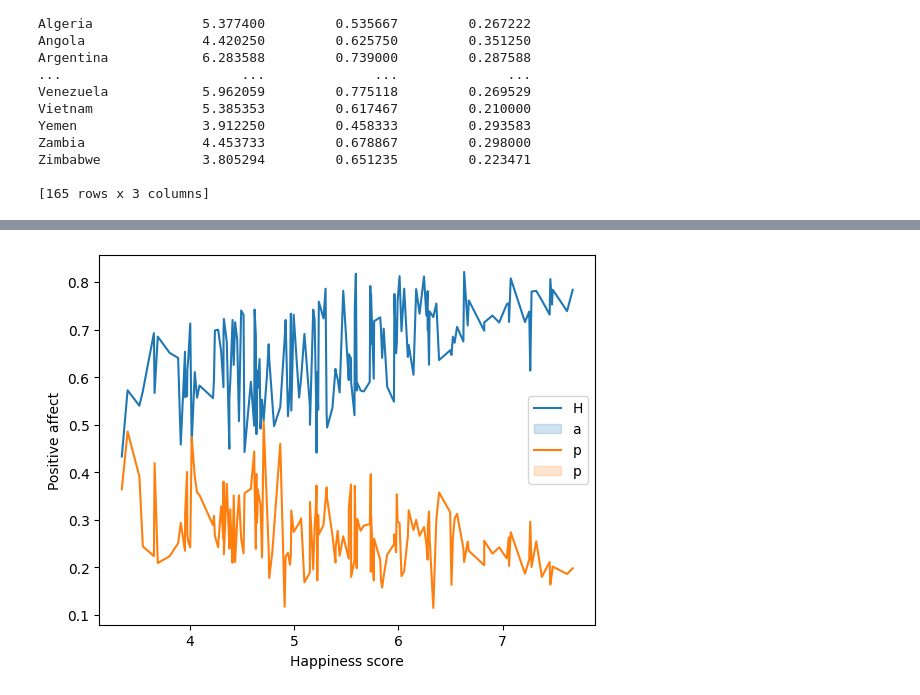
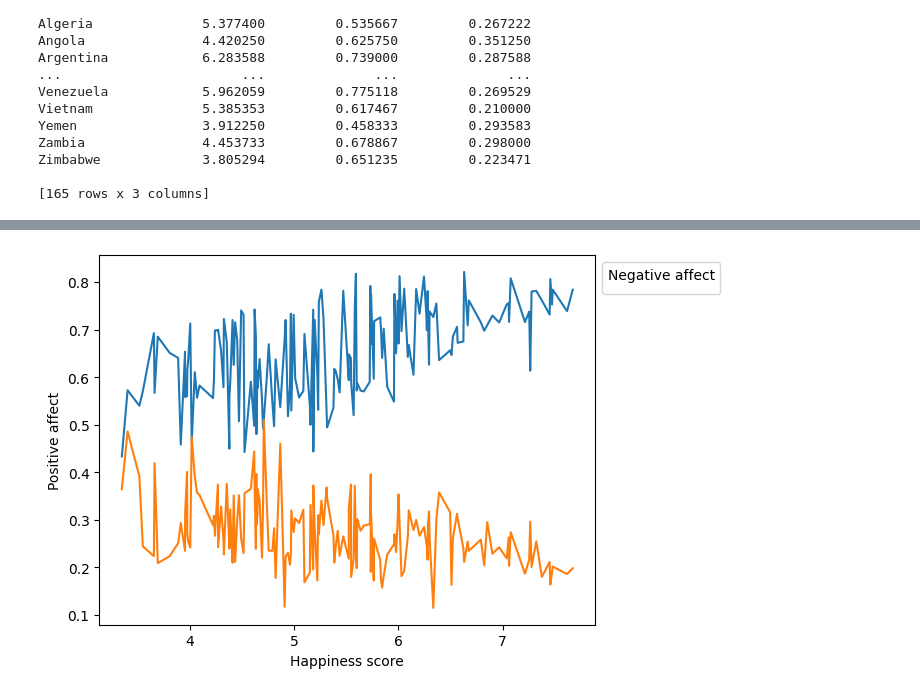
Before and after one commit to Lauracaroselli/CoderScience, a Jupyter notebook: CaroselliLaura_primerentrega.ipynb, the cells around one changed output, grey strips where cells are left out. Cells and saved outputs as stored; diff of their text form; code cells hidden in the pictures.

```diff
--- a/CaroselliLaura_primerentrega.ipynb
+++ b/CaroselliLaura_primerentrega.ipynb
@@ -464,7 +477,9 @@ sns.lineplot(x='Happiness score', y='Positive affect', data=promedio_felicidad_P
 sns.lineplot(x='Happiness score', y='Negative affect', data=promedio_felicidad_Pos_Neg_affect)
 
 # Añadir leyenda
-plt.legend('Happy')
+plt.legend(title='Positive affect', bbox_to_anchor=(1, 1), loc='upper left')
+plt.legend(title='Negative affect', bbox_to_anchor=(1, 1), loc='upper left')
+
 
 # Mostrar el gráfico
 plt.show()
@@ -472 +489 @@ plt.show()
-[figure, old version]
+[figure, new version]
```
Also changed, not shown: parts of 7 cells of this notebook.
